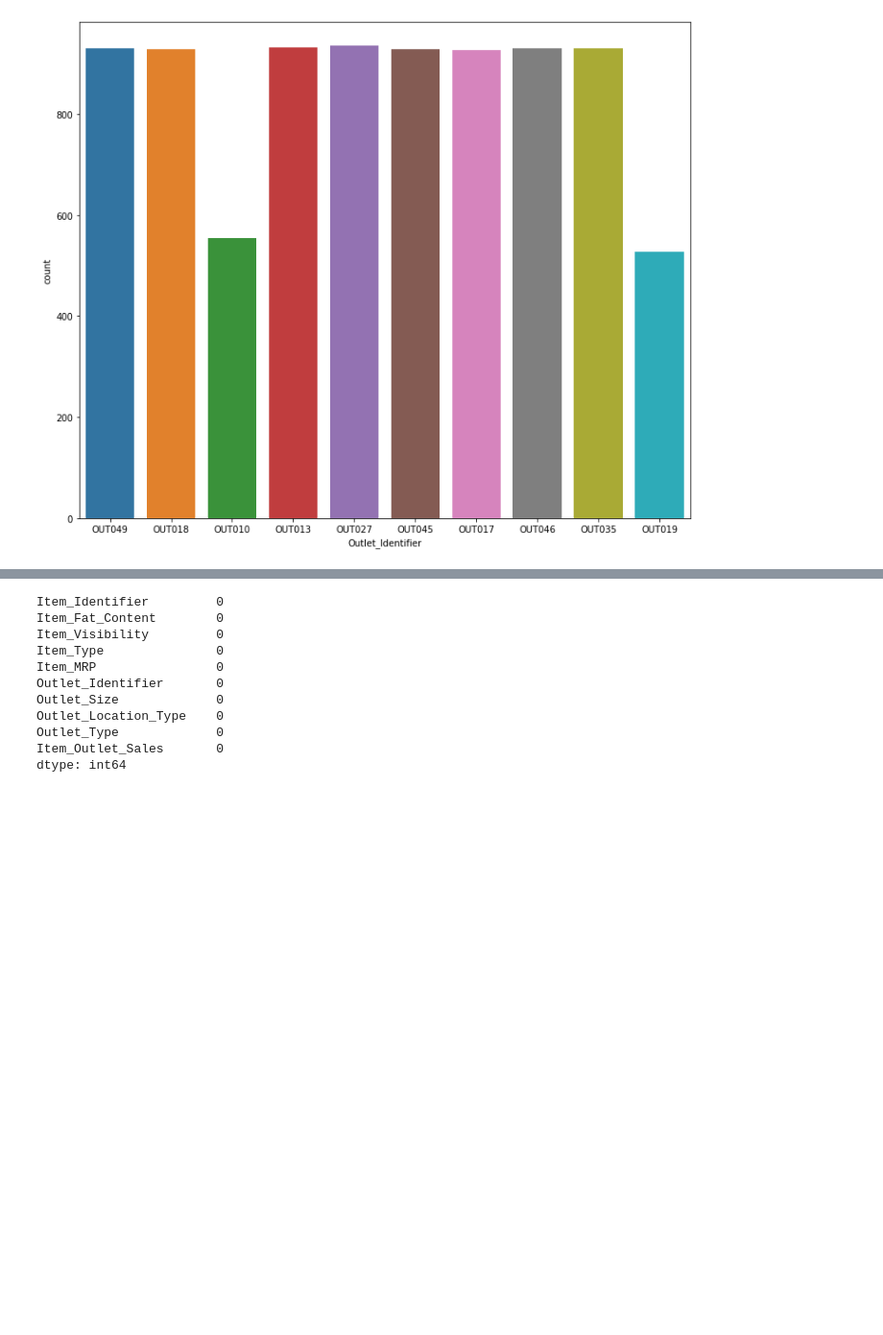
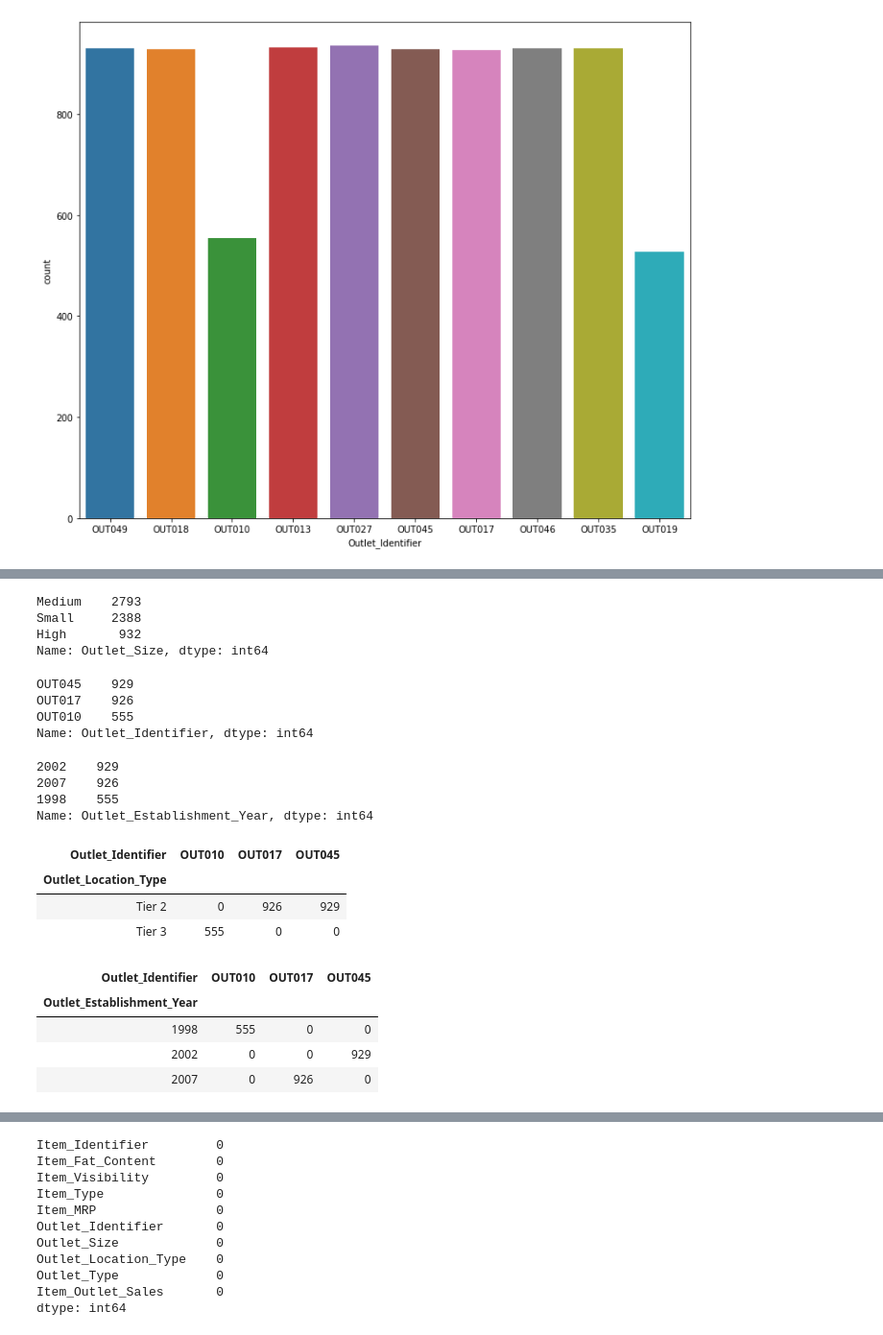
Before and after one commit to Ngrover24198/Big_Mart_Sales_Prediction, a Jupyter notebook: Big_Mart_Sales_Prediction.ipynb, the cells around one changed output, grey strips where cells are left out. Shown at 96% size. Drawn from its saved outputs; the diff is of its cells as text; code cells hidden in the pictures; blank space fills up the shorter version.

```diff
--- a/Big_Mart_Sales_Prediction.ipynb
+++ b/Big_Mart_Sales_Prediction.ipynb
@@ -244,0 +255,38 @@ df["Outlet_Size"].mode()[0]
+# %%
+out_size.Outlet_Size.value_counts()
+# %% [output]
+Medium    2793
+Small     2388
+High       932
+Name: Outlet_Size, dtype: int64
+# %%
+out_size_mis = df[df["Outlet_Size"].isnull()]
+# %%
+out_size_mis.Outlet_Identifier.value_counts()
+# %% [output]
+OUT045    929
+OUT017    926
+OUT010    555
+Name: Outlet_Identifier, dtype: int64
+# %%
+out_size_mis.Outlet_Establishment_Year.value_counts()
+# %% [output]
+2002    929
+2007    926
+1998    555
+Name: Outlet_Establishment_Year, dtype: int64
+# %%
+pd.crosstab(out_size_mis["Outlet_Location_Type"],out_size_mis["Outlet_Identifier"])
+# %% [output]
+| Outlet_Identifier | OUT010 | OUT017 | OUT045 |
+| Outlet_Location_Type |  |  |  |
+| Tier 2 | 0 | 926 | 929 |
+| Tier 3 | 555 | 0 | 0 |
+# %%
+pd.crosstab(out_size_mis["Outlet_Establishment_Year"],out_size_mis["Outlet_Identifier"])
+# %% [output]
+| Outlet_Identifier | OUT010 | OUT017 | OUT045 |
+| Outlet_Establishment_Year |  |  |  |
+| 1998 | 555 | 0 | 0 |
+| 2002 | 0 | 0 | 929 |
+| 2007 | 0 | 926 | 0 |
```
Also changed, not shown: parts of 36 cells of this notebook, 1 other file.
